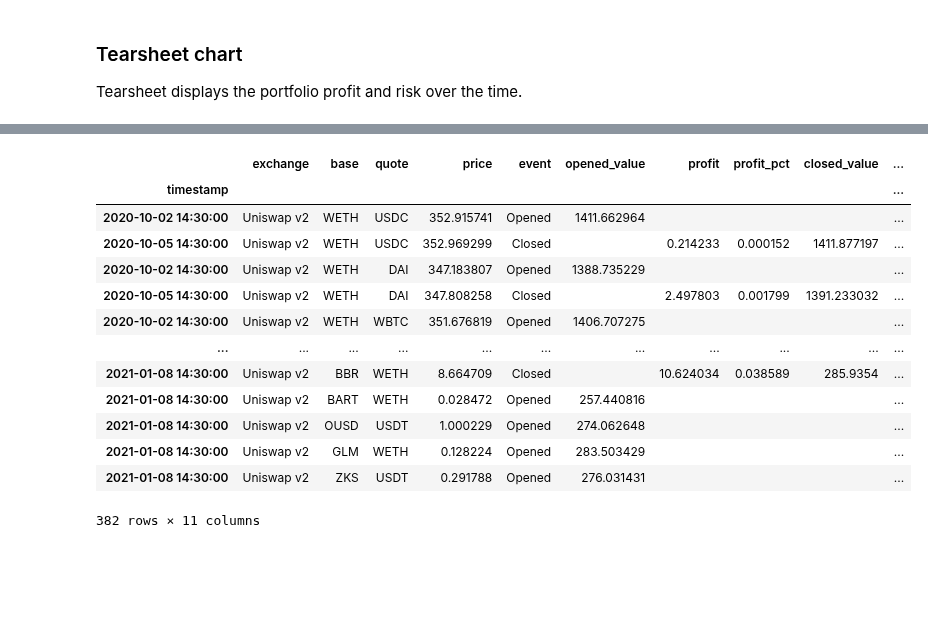
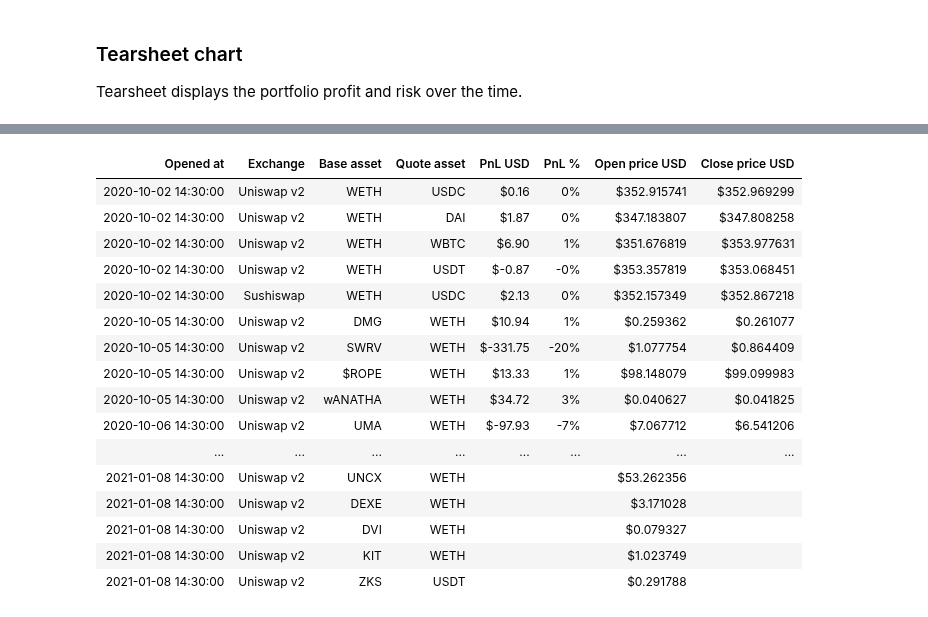
Before and after one commit to tradingstrategy-ai/trading-strategy, a Jupyter notebook: docs/source/algorithms/ape-in.ipynb, the cells around one changed output, grey strips where cells are left out. Saved outputs shown, nothing was run; the diff lists cells and outputs as text; code cells hidden in the pictures; blank space fills up the shorter version.

```diff
--- a/docs/source/algorithms/ape-in.ipynb
+++ b/docs/source/algorithms/ape-in.ipynb
@@ -388,13 +388,13 @@ logging.getLogger("qstrader").setLevel(logging.WARNING)
 
 logger.info("Running the strategy")
 
-max_events = len(strategy_backtest.fetch_simulation_events())
+max_events = len(strategy_backtest.prefetch_simulation_events())
 
 # Run the test with a nice progress bar
 with tqdm(total=max_events) as progress_bar:
     def progress_callback(idx: int, dt: pd.Timestamp, evt: SimulationEvent):
         progress_bar.set_description(f"Simulation at day {dt.date()}")
-        progress_bar.update(idx)
+        progress_bar.update(1)
 
     strategy_backtest.run(progress_callback=progress_callback)
 
@@ -464,28 +465,30 @@ Trading timeline displays individual trades the strategy made.
 # %%
 from capitalgram.analysis.tradeanalyzer import expand_timeline
 
 # Generate raw timeline of position open and close events
 timeline = trade_analysis.create_timeline()
 
 # Expand timeline with human-readable exchange and pair symbols
-expanded_timeline = expand_timeline(exchange_universe, pair_universe, timeline)
+expanded_timeline, apply_styles = expand_timeline(exchange_universe, pair_universe, timeline)
 
 # Do not truncate the row output
-pd.reset_option('display.max_rows')
-
-display(expanded_timeline)
+with pd.option_context("display.max_row", None):
+    display(apply_styles(expanded_timeline))
 # %% [output]
-|  | exchange | base | quote | price | event | opened_value | profit | profit_pct | closed_value | ... |
-| timestamp |  |  |  |  |  |  |  |  |  | ... |
-| 2020-10-02 14:30:00 | Uniswap v2 | WETH | USDC | 352.915741 | Opened | 1411.662964 |  |  |  | ... |
-| 2020-10-05 14:30:00 | Uniswap v2 | WETH | USDC | 352.969299 | Closed |  | 0.214233 | 0.000152 | 1411.877197 | ... |
-| 2020-10-02 14:30:00 | Uniswap v2 | WETH | DAI | 347.183807 | Opened | 1388.735229 |  |  |  | ... |
-| 2020-10-05 14:30:00 | Uniswap v2 | WETH | DAI | 347.808258 | Closed |  | 2.497803 | 0.001799 | 1391.233032 | ... |
-| 2020-10-02 14:30:00 | Uniswap v2 | WETH | WBTC | 351.676819 | Opened | 1406.707275 |  |  |  | ... |
-| ... | ... | ... | ... | ... | ... | ... | ... | ... | ... | ... |
-| 2021-01-08 14:30:00 | Uniswap v2 | BBR | WETH | 8.664709 | Closed |  | 10.624034 | 0.038589 | 285.9354 | ... |
-| 2021-01-08 14:30:00 | Uniswap v2 | BART | WETH | 0.028472 | Opened | 257.440816 |  |  |  | ... |
-| 2021-01-08 14:30:00 | Uniswap v2 | OUSD | USDT | 1.000229 | Opened | 274.062648 |  |  |  | ... |
-| 2021-01-08 14:30:00 | Uniswap v2 | GLM | WETH | 0.128224 | Opened | 283.503429 |  |  |  | ... |
-| 2021-01-08 14:30:00 | Uniswap v2 | ZKS | USDT | 0.291788 | Opened | 276.031431 |  |  |  | ... |
+| Opened at | Exchange | Base asset | Quote asset | PnL USD | PnL % | Open price USD | Close price USD |
+| 2020-10-02 14:30:00 | Uniswap v2 | WETH | USDC | $0.16 | 0% | $352.915741 | $352.969299 |
+| 2020-10-02 14:30:00 | Uniswap v2 | WETH | DAI | $1.87 | 0% | $347.183807 | $347.808258 |
+| 2020-10-02 14:30:00 | Uniswap v2 | WETH | WBTC | $6.90 | 1% | $351.676819 | $353.977631 |
+| 2020-10-02 14:30:00 | Uniswap v2 | WETH | USDT | $-0.87 | -0% | $353.357819 | $353.068451 |
+| 2020-10-02 14:30:00 | Sushiswap | WETH | USDC | $2.13 | 0% | $352.157349 | $352.867218 |
+| 2020-10-05 14:30:00 | Uniswap v2 | DMG | WETH | $10.94 | 1% | $0.259362 | $0.261077 |
+| 2020-10-05 14:30:00 | Uniswap v2 | SWRV | WETH | $-331.75 | -20% | $1.077754 | $0.864409 |
+| 2020-10-05 14:30:00 | Uniswap v2 | $ROPE | WETH | $13.33 | 1% | $98.148079 | $99.099983 |
+| 2020-10-05 14:30:00 | Uniswap v2 | wANATHA | WETH | $34.72 | 3% | $0.040627 | $0.041825 |
+| 2020-10-06 14:30:00 | Uniswap v2 | UMA | WETH | $-97.93 | -7% | $7.067712 | $6.541206 |
+| ... | ... | ... | ... | ... | ... | ... | ... |
+| 2021-01-08 14:30:00 | Uniswap v2 | UNCX | WETH |  |  | $53.262356 |  |
+| 2021-01-08 14:30:00 | Uniswap v2 | DEXE | WETH |  |  | $3.171028 |  |
+| 2021-01-08 14:30:00 | Uniswap v2 | DVI | WETH |  |  | $0.079327 |  |
+| 2021-01-08 14:30:00 | Uniswap v2 | KIT | WETH |  |  | $1.023749 |  |
+| 2021-01-08 14:30:00 | Uniswap v2 | ZKS | USDT |  |  | $0.291788 |  |
-382 rows × 11 columns
```
Also changed, not shown: parts of 4 cells of this notebook, 3 other files.
